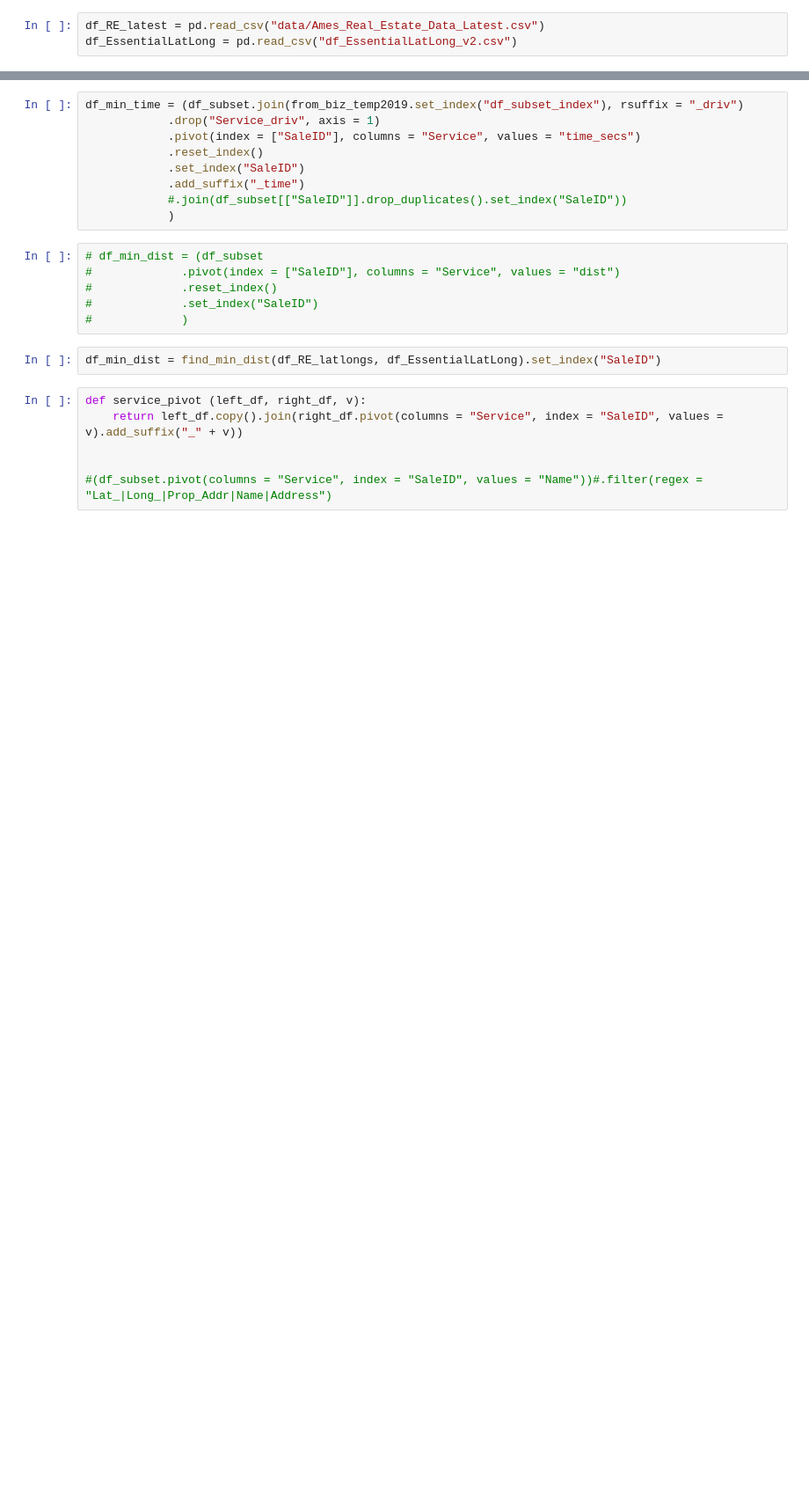
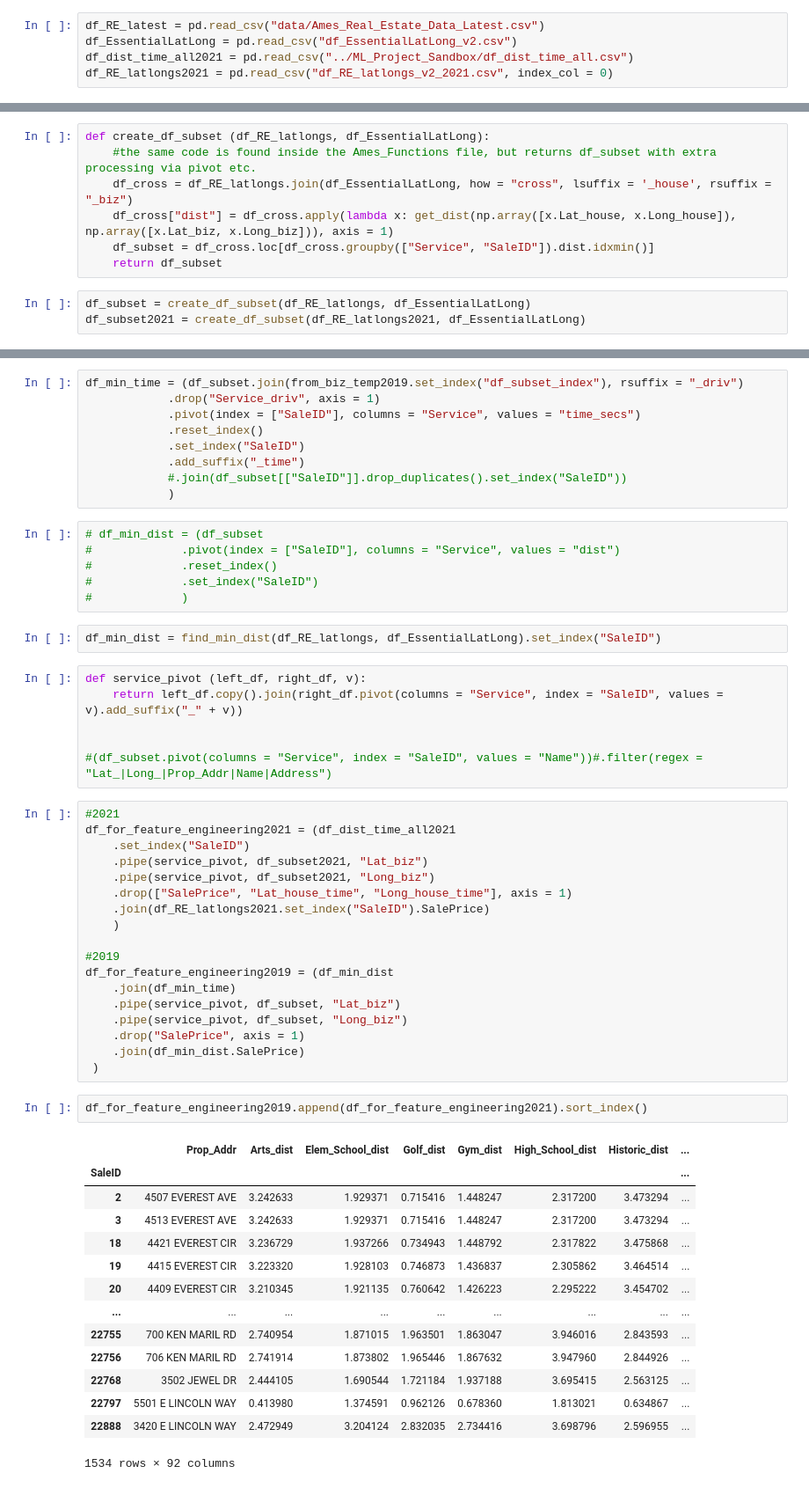
Before and after one commit to lelandjmurrin/Ames_Housing_Project, a Jupyter notebook: Ames_run_APIs.ipynb, the cells around one changed output, grey strips where cells are left out. Shown at 88% size. Cells and saved outputs as stored; diff of their text form; blank space fills up the shorter version.

```diff
--- a/Ames_run_APIs.ipynb
+++ b/Ames_run_APIs.ipynb
@@ -9,6 +10,8 @@ pd.set_option("display.max_columns", None)
 # %%
 df_RE_latest = pd.read_csv("data/Ames_Real_Estate_Data_Latest.csv")
 df_EssentialLatLong = pd.read_csv("df_EssentialLatLong_v2.csv")
+df_dist_time_all2021 = pd.read_csv("../ML_Project_Sandbox/df_dist_time_all.csv")
+df_RE_latlongs2021 = pd.read_csv("df_RE_latlongs_v2_2021.csv", index_col = 0)
 # %%
 df_RE_latlongs.iloc[97,:].to_frame().T
 # %% [output]
@@ -109,4 +112,14 @@ df_min_dist.filter(regex = "_dist$").join(df_min_dist.SalePrice).describe()
 901 rows × 39 columns
 # %% [markdown]
 ## Driving time Lookups Section
+# %%
+def create_df_subset (df_RE_latlongs, df_EssentialLatLong):
+    #the same code is found inside the Ames_Functions file, but returns df_subset with extra processing via pivot etc.
+    df_cross = df_RE_latlongs.join(df_EssentialLatLong, how = "cross", lsuffix = '_house', rsuffix = "_biz")
+    df_cross["dist"] = df_cross.apply(lambda x: get_dist(np.array([x.Lat_house, x.Long_house]), np.array([x.Lat_biz, x.Long_biz])), axis = 1)
+    df_subset = df_cross.loc[df_cross.groupby(["Service", "SaleID"]).dist.idxmin()]
+    return df_subset
+# %%
+df_subset = create_df_subset(df_RE_latlongs, df_EssentialLatLong)
+df_subset2021 = create_df_subset(df_RE_latlongs2021, df_EssentialLatLong)
 # %%
@@ -343,5 +354,40 @@ def service_pivot (left_df, right_df, v):
 
 
 #(df_subset.pivot(columns = "Service", index = "SaleID", values = "Name"))#.filter(regex = "Lat_|Long_|Prop_Addr|Name|Address")
+# %%
+#2021
+df_for_feature_engineering2021 = (df_dist_time_all2021
+    .set_index("SaleID")
+    .pipe(service_pivot, df_subset2021, "Lat_biz")
+    .pipe(service_pivot, df_subset2021, "Long_biz")
+    .drop(["SalePrice", "Lat_house_time", "Long_house_time"], axis = 1)
+    .join(df_RE_latlongs2021.set_index("SaleID").SalePrice)
+    )
+
+#2019
+df_for_feature_engineering2019 = (df_min_dist
+    .join(df_min_time)
+    .pipe(service_pivot, df_subset, "Lat_biz")
+    .pipe(service_pivot, df_subset, "Long_biz")
+    .drop("SalePrice", axis = 1)
+    .join(df_min_dist.SalePrice)
+ )
+# %%
+df_for_feature_engineering2019.append(df_for_feature_engineering2021).sort_index()
+# %% [output]
+|  | Prop_Addr | Arts_dist | Elem_School_dist | Golf_dist | Gym_dist | High_School_dist | Historic_dist | ... |
+| SaleID |  |  |  |  |  |  |  | ... |
+| 2 | 4507 EVEREST AVE | 3.242633 | 1.929371 | 0.715416 | 1.448247 | 2.317200 | 3.473294 | ... |
+| 3 | 4513 EVEREST AVE | 3.242633 | 1.929371 | 0.715416 | 1.448247 | 2.317200 | 3.473294 | ... |
+| 18 | 4421 EVEREST CIR | 3.236729 | 1.937266 | 0.734943 | 1.448792 | 2.317822 | 3.475868 | ... |
+| 19 | 4415 EVEREST CIR | 3.223320 | 1.928103 | 0.746873 | 1.436837 | 2.305862 | 3.464514 | ... |
+| 20 | 4409 EVEREST CIR | 3.210345 | 1.921135 | 0.760642 | 1.426223 | 2.295222 | 3.454702 | ... |
+| ... | ... | ... | ... | ... | ... | ... | ... | ... |
+| 22755 | 700 KEN MARIL RD | 2.740954 | 1.871015 | 1.963501 | 1.863047 | 3.946016 | 2.843593 | ... |
+| 22756 | 706 KEN MARIL RD | 2.741914 | 1.873802 | 1.965446 | 1.867632 | 3.947960 | 2.844926 | ... |
+| 22768 | 3502 JEWEL DR | 2.444105 | 1.690544 | 1.721184 | 1.937188 | 3.695415 | 2.563125 | ... |
+| 22797 | 5501 E LINCOLN WAY | 0.413980 | 1.374591 | 0.962126 | 0.678360 | 1.813021 | 0.634867 | ... |
+| 22888 | 3420 E LINCOLN WAY | 2.472949 | 3.204124 | 2.832035 | 2.734416 | 3.698796 | 2.596955 | ... |
+1534 rows × 92 columns
 # %%
 save_state_pkl("2019dfs_for_feature_engineering",
```
Also changed, not shown: parts of 8 cells of this notebook, 2 other files.
